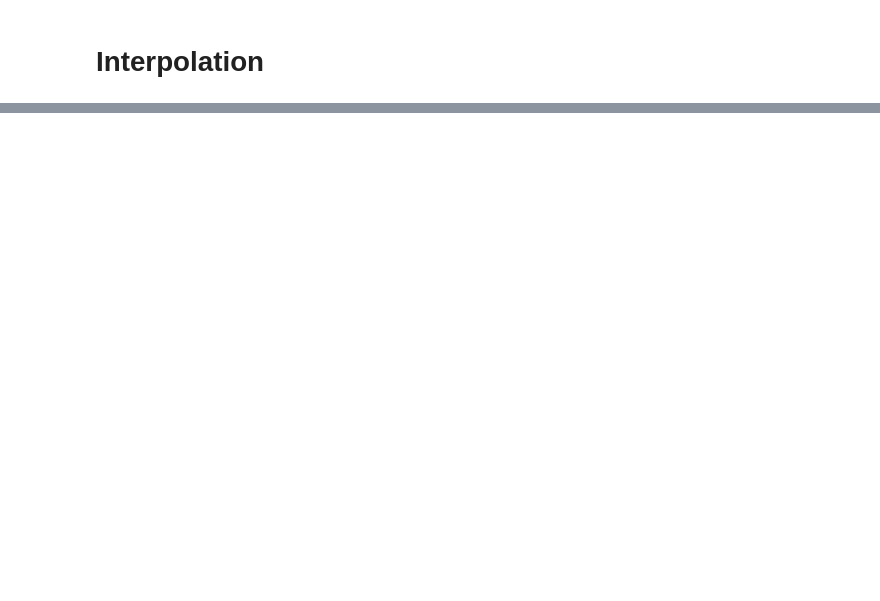
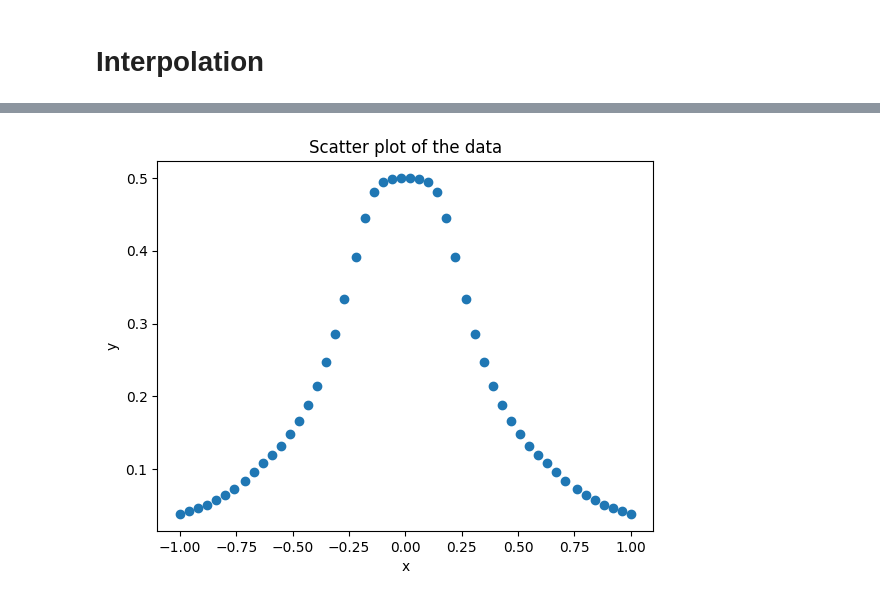
Before and after one commit to ODARI-CHARLES1/mathCompendium, a Jupyter notebook: NumericalMethods/Interpolation/Interpolation2.ipynb, the cells around one changed output, grey strips where cells are left out. Cells and saved outputs as stored; diff of their text form; code cells hidden in the pictures; blank space fills up the shorter version.

```diff
--- a/NumericalMethods/Interpolation/Interpolation2.ipynb
+++ b/NumericalMethods/Interpolation/Interpolation2.ipynb
@@ -37,0 +86,4 @@ pchip = PchipInterpolator
+# %%
+scatter_plot(x3,y3)
+# %% [output]
+[figure, added]
```
Also changed, not shown: parts of 8 cells of this notebook.
